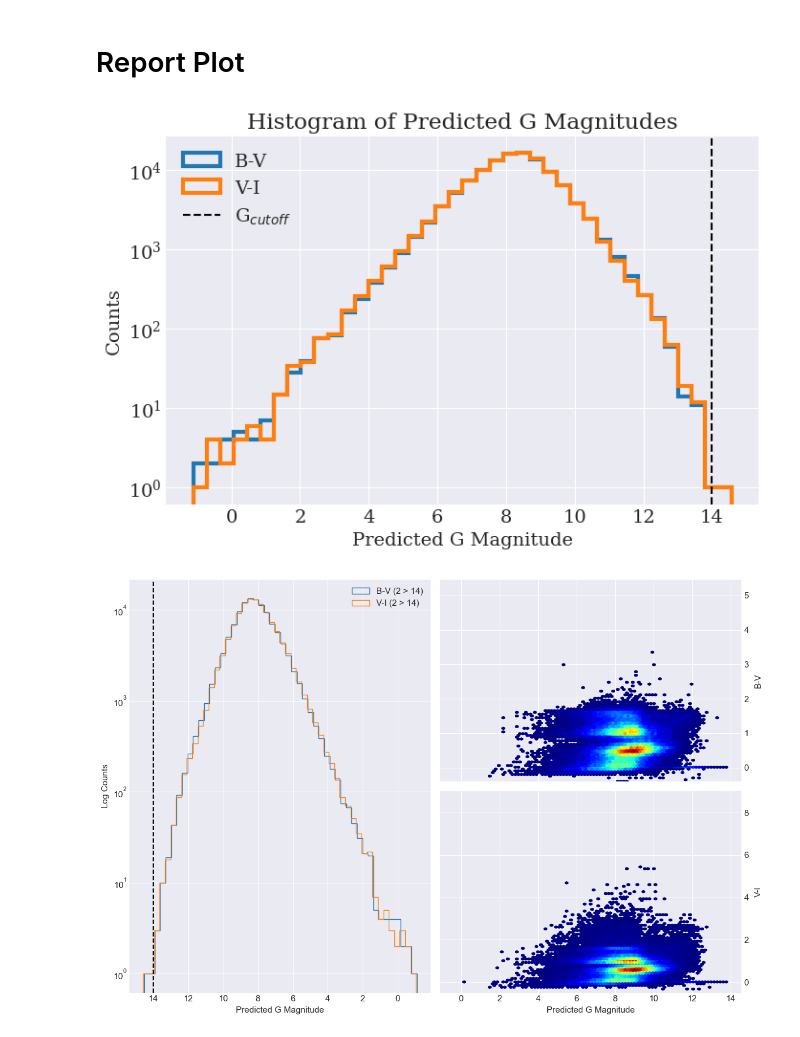
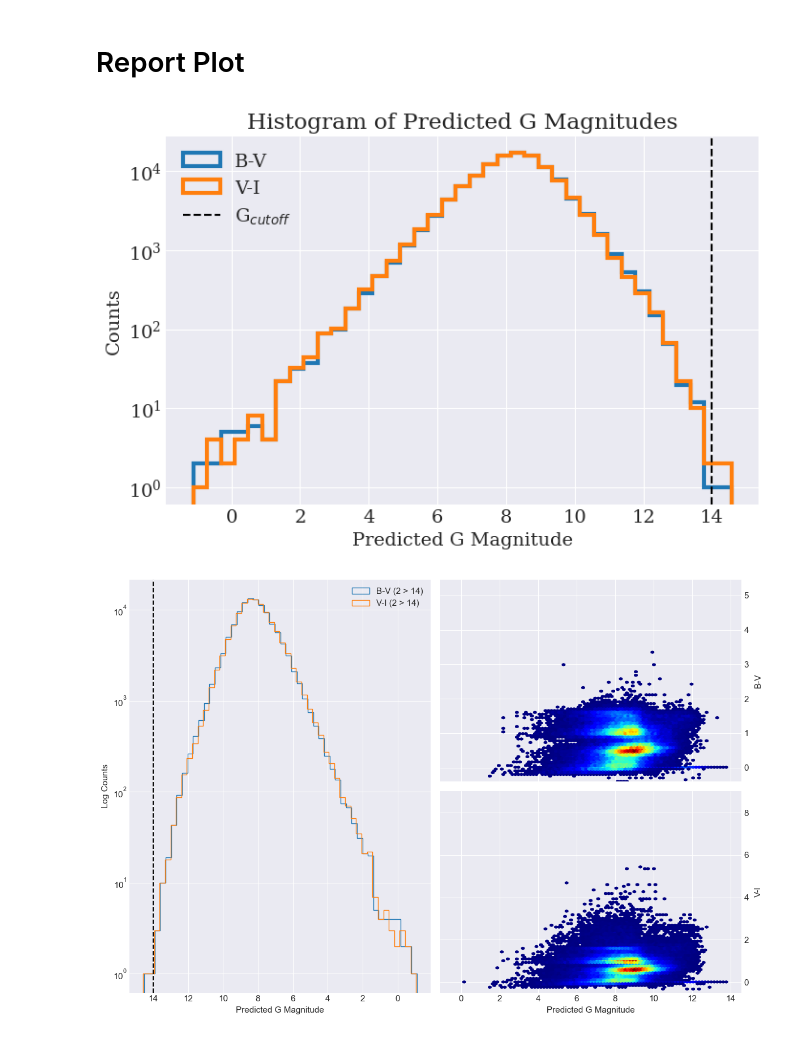
Before and after one commit to RenVit318/masterproject, a Jupyter notebook: src/notebooks/preprocess_analysis.ipynb, the cells around one changed output. Saved outputs shown, nothing was run; the diff lists cells and outputs as text; code cells hidden in the pictures.

Commit message:
Extended Plots

```diff
--- a/src/notebooks/preprocess_analysis.ipynb
+++ b/src/notebooks/preprocess_analysis.ipynb
@@ -61,20 +63,21 @@ def find_edges(x1, x2, nbins):
 # %%
 fig, ax = plt.subplots(1,1,figsize=(8,5))
 
-bv_edges = find_edges(g_pred_bv, g_pred_vi, 40)
+nbins = int(1. + 3.322*np.log(len(g_pred_bv)))
+bv_edges = find_edges(g_pred_bv, g_pred_vi, nbins)
 ax.hist(g_pred_bv, **hist_style, bins=bv_edges, label='B-V')
 ax.hist(g_pred_vi, **hist_style, bins=bv_edges, label='V-I')
 ax.axvline(x=14, label=r'G$_{cutoff}$', c='black', ls='--')
 
 ax.set_ylabel('Counts')
 ax.set_xlabel('Predicted G Magnitude')
 ax.set_title("Histogram of Predicted G Magnitudes")
 
 plt.legend()
 plt.savefig('../../../figures/gpred_hist', bbox_inches='tight')
 plt.show()
 # %% [output]
-[figure, old version]
+[figure, new version]
 # %%
 # Plot this information
 fig, axs = plt.subplots(2,2, figsize=(12, 8), tight_layout=True, sharex=True)
```
Also changed, not shown: parts of 1 cell of this notebook, 2 other files.
